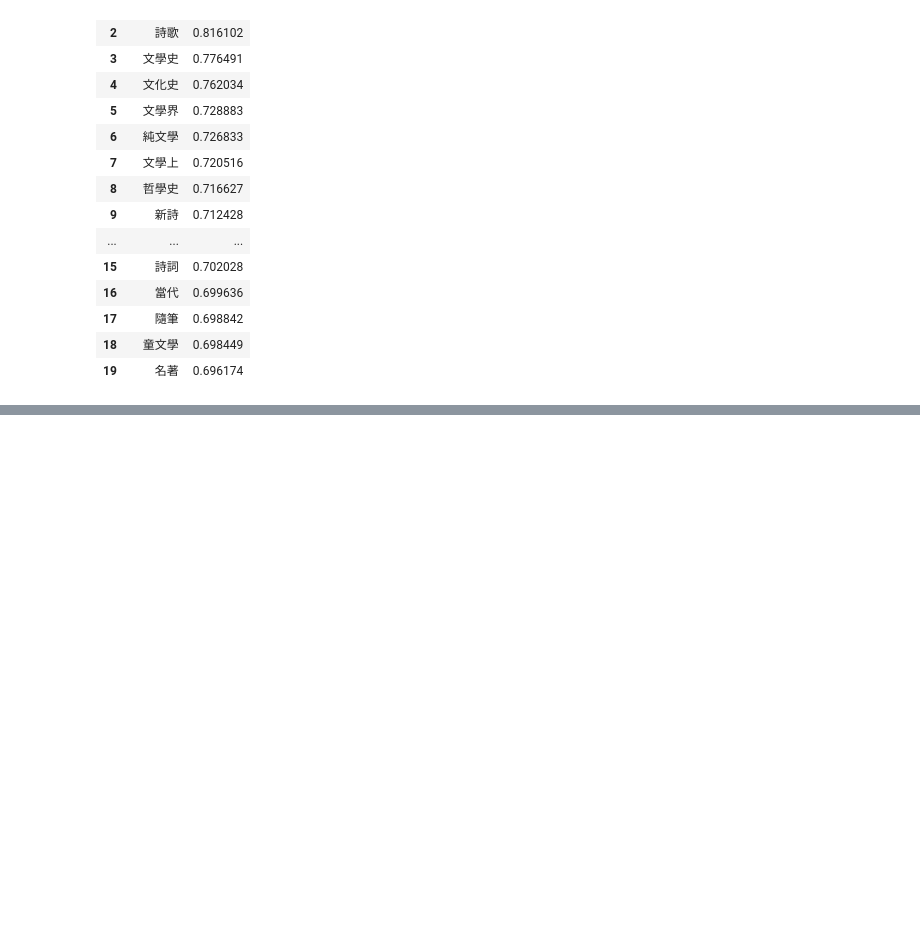
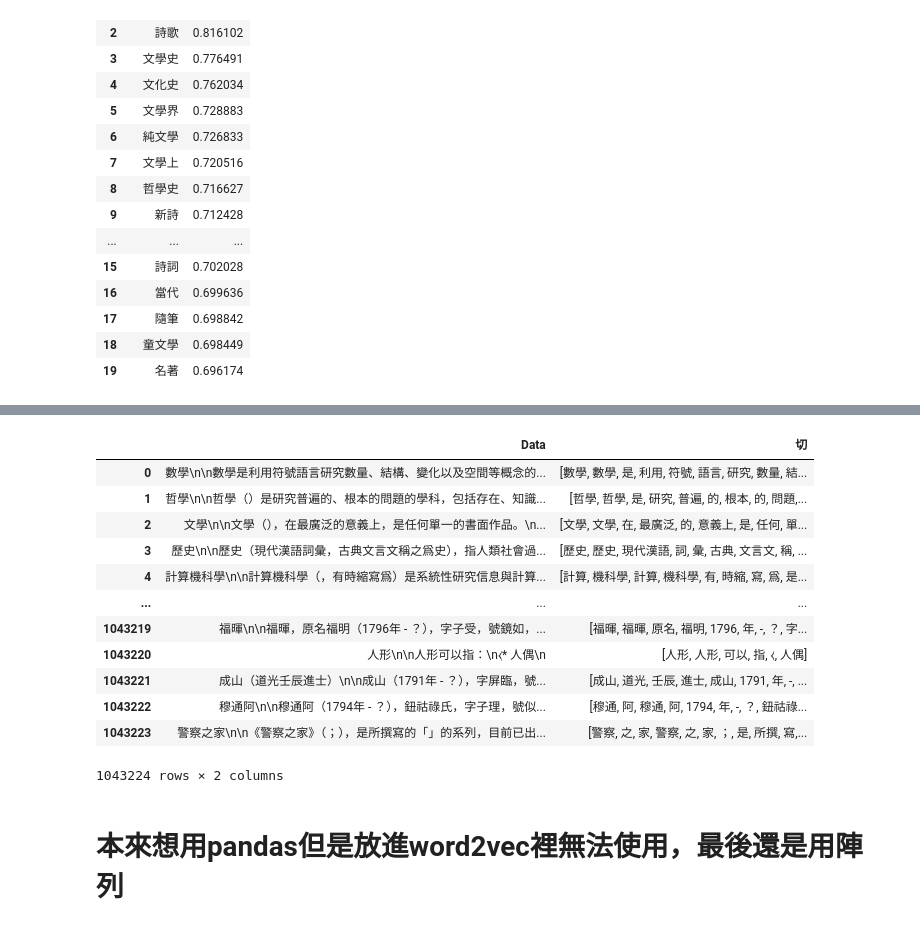
Before and after one commit to Chen-Hsi-Hsien/NLP_HW4, a Jupyter notebook: NLP_HW4.ipynb, the cells around one changed output, grey strips where cells are left out. Cells and saved outputs as stored; diff of their text form; code cells hidden in the pictures; blank space fills up the shorter version.

```diff
--- a/NLP_HW4.ipynb
+++ b/NLP_HW4.ipynb
@@ -334,0 +335,18 @@ most_similar(model, ['數學'])
+# %%
+df
+# %% [output]
+|  | Data | 切 |
+| 0 | 數學\n\n數學是利用符號語言研究數量、結構、變化以及空間等概念的... | [數學, 數學, 是, 利用, 符號, 語言, 研究, 數量, 結... |
+| 1 | 哲學\n\n哲學（）是研究普遍的、根本的問題的學科，包括存在、知識... | [哲學, 哲學, 是, 研究, 普遍, 的, 根本, 的, 問題,... |
+| 2 | 文學\n\n文學（），在最廣泛的意義上，是任何單一的書面作品。\n... | [文學, 文學, 在, 最廣泛, 的, 意義上, 是, 任何, 單... |
+| 3 | 歷史\n\n歷史（現代漢語詞彙，古典文言文稱之爲史），指人類社會過... | [歷史, 歷史, 現代漢語, 詞, 彙, 古典, 文言文, 稱, ... |
+| 4 | 計算機科學\n\n計算機科學（，有時縮寫爲）是系統性研究信息與計算... | [計算, 機科學, 計算, 機科學, 有, 時縮, 寫, 爲, 是... |
+| ... | ... | ... |
+| 1043219 | 福暉\n\n福暉，原名福明（1796年 - ？），字子受，號鏡如，... | [福暉, 福暉, 原名, 福明, 1796, 年, -, ？, 字... |
+| 1043220 | 人形\n\n人形可以指：\n⧼* 人偶\n | [人形, 人形, 可以, 指, ⧼, 人偶] |
+| 1043221 | 成山（道光壬辰進士）\n\n成山（1791年 - ？），字屏臨，號... | [成山, 道光, 壬辰, 進士, 成山, 1791, 年, -, ... |
+| 1043222 | 穆通阿\n\n穆通阿（1794年 - ？），鈕祜祿氏，字子理，號似... | [穆通, 阿, 穆通, 阿, 1794, 年, -, ？, 鈕祜祿... |
+| 1043223 | 警察之家\n\n《警察之家》（；），是所撰寫的「」的系列，目前已出... | [警察, 之, 家, 警察, 之, 家, ；, 是, 所撰, 寫,... |
+1043224 rows × 2 columns
+# %% [markdown]
+# 本來想用pandas但是放進word2vec裡無法使用，最後還是用陣列
```
Also changed, not shown: parts of 6 cells of this notebook.
